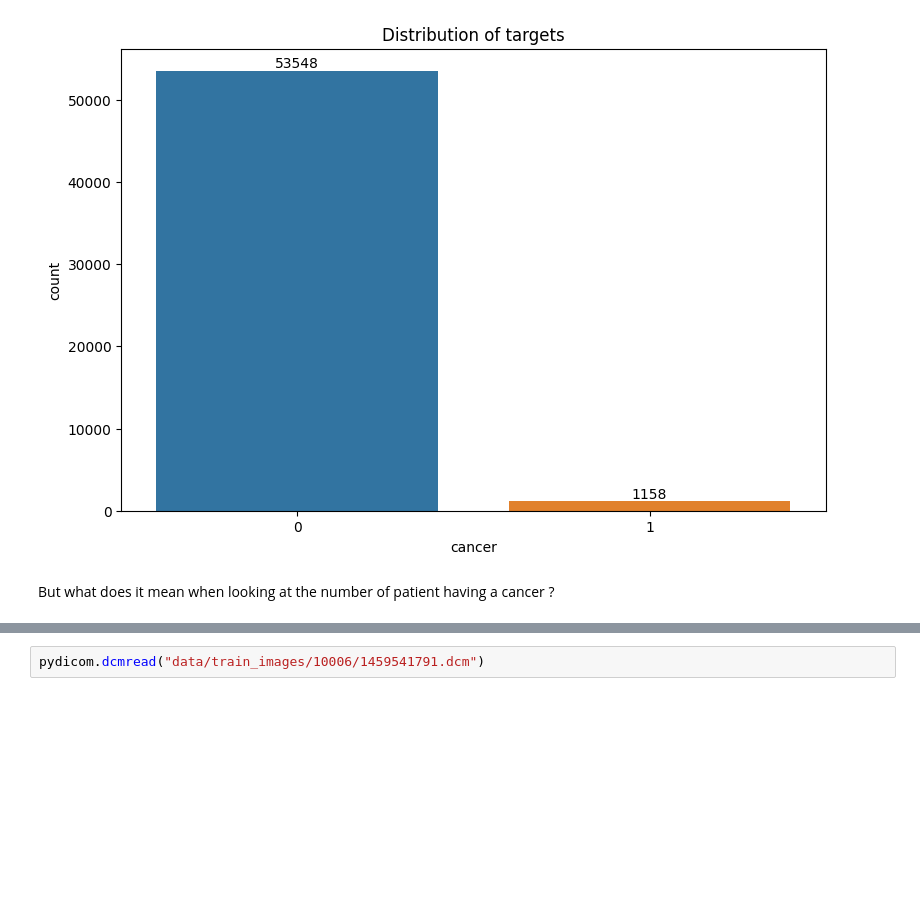
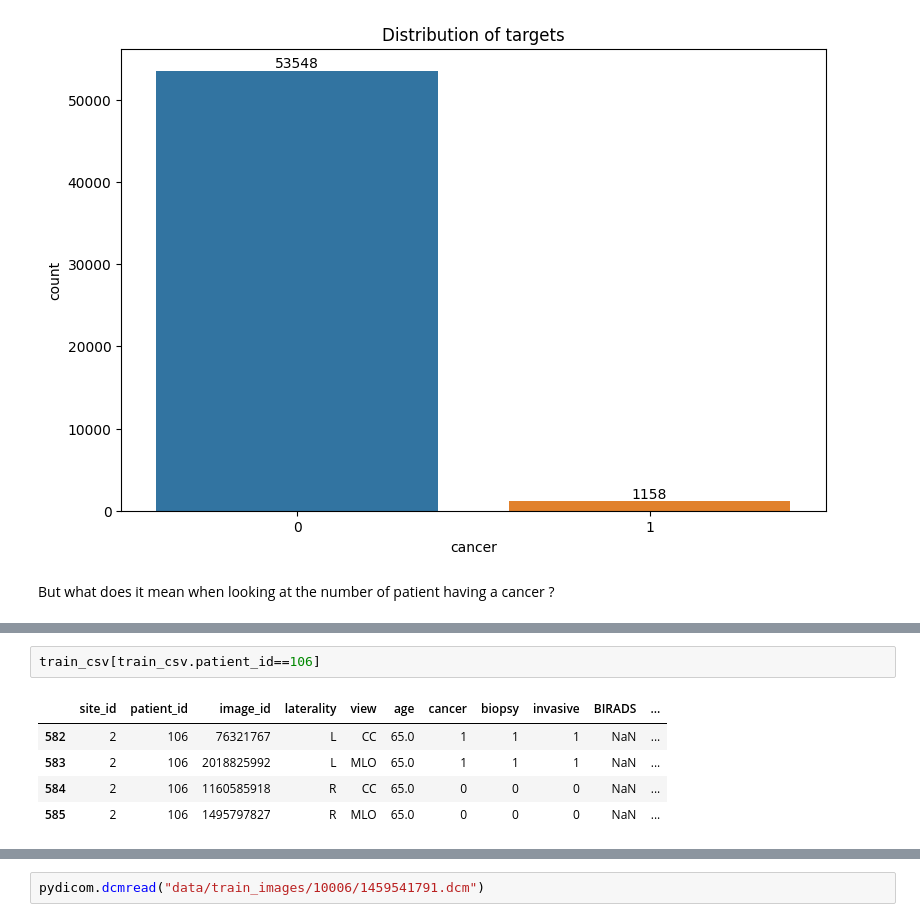
Before and after one commit to baptistebignaud/Screening-Mammography-Breast-Cancer-Detection, a Jupyter notebook: notebooks/EDA.ipynb, the cells around one changed output, grey strips where cells are left out. Cells and saved outputs as stored; diff of their text form; blank space fills up the shorter version.

```diff
--- a/notebooks/EDA.ipynb
+++ b/notebooks/EDA.ipynb
@@ -56,0 +92,8 @@ plt.title("Distribution of target among patients")
+# %%
+train_csv[train_csv.patient_id==106]
+# %% [output]
+|  | site_id | patient_id | image_id | laterality | view | age | cancer | biopsy | invasive | BIRADS | ... |
+| 582 | 2 | 106 | 76321767 | L | CC | 65.0 | 1 | 1 | 1 | NaN | ... |
+| 583 | 2 | 106 | 2018825992 | L | MLO | 65.0 | 1 | 1 | 1 | NaN | ... |
+| 584 | 2 | 106 | 1160585918 | R | CC | 65.0 | 0 | 0 | 0 | NaN | ... |
+| 585 | 2 | 106 | 1495797827 | R | MLO | 65.0 | 0 | 0 | 0 | NaN | ... |
```
Also changed, not shown: parts of 12 cells of this notebook, 1 other file.
